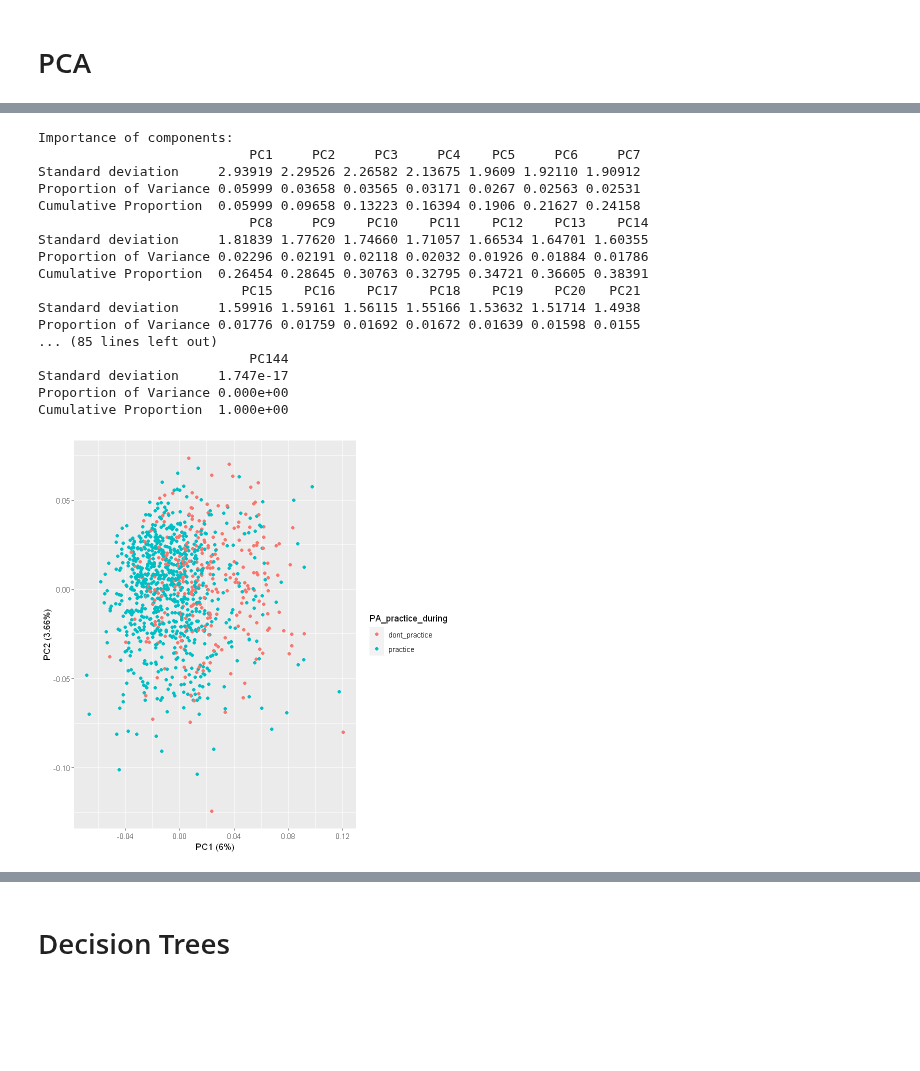
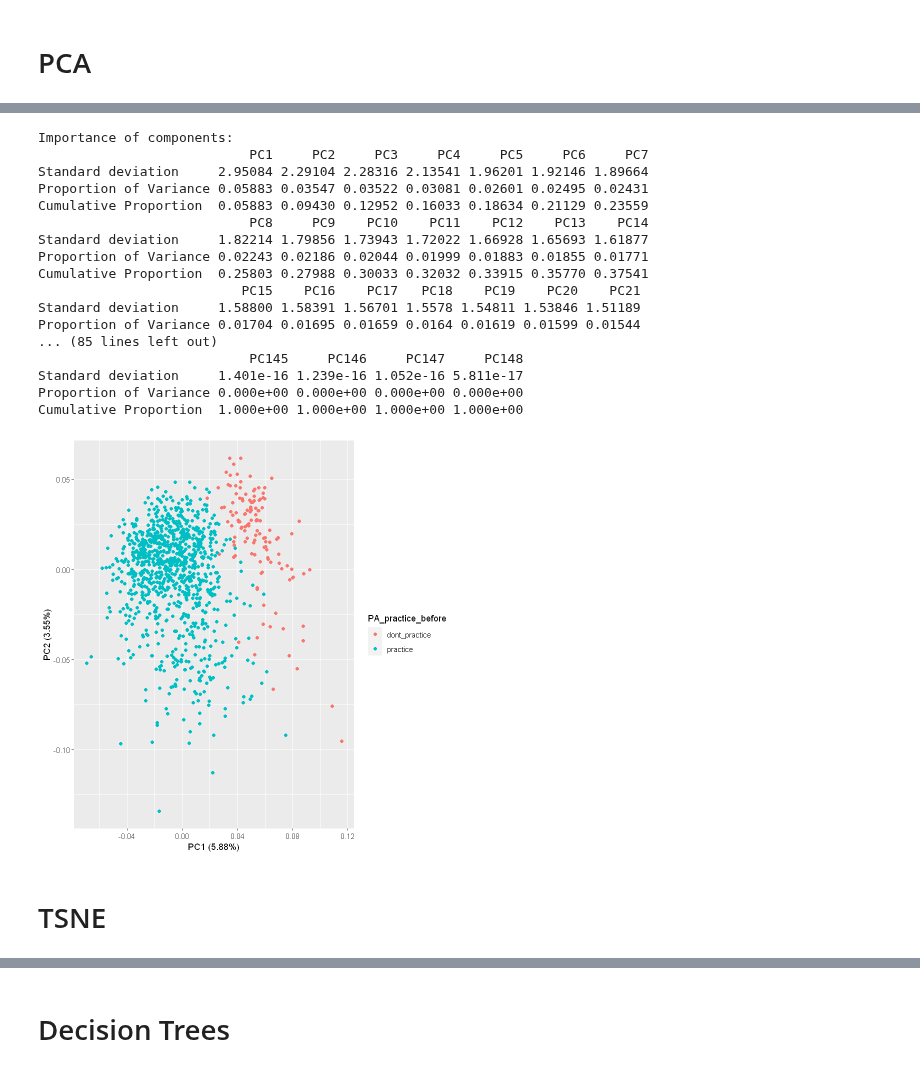
Before and after one commit to LASOS-INT/Barreiras-e-Facilitadores, a Jupyter notebook: R-notebooks/Script-main.ipynb, the cells around one changed output, grey strips where cells are left out. Cells and saved outputs as stored; diff of their text form; code cells hidden in the pictures; blank space fills up the shorter version.

```diff
--- a/R-notebooks/Script-main.ipynb
+++ b/R-notebooks/Script-main.ipynb
@@ -152,6 +153,7 @@ differ_dp <- ( before_dataset$PA_duration_before != 0
                 | before_dataset$pa_number_before != 0
             )
 strange_dp <- before_dataset$PA_practice_before == "dont_practice" & differ_dp
-dim(before_dataset[strange_dp, ])
-before_dataset <- before_dataset[!strange_dp,]
+
+table(strange_dp)
+# before_dataset <- before_dataset[!strange_dp,]
 # %% [output]
@@ -163,6 +167,6 @@ differ_p <- (   before_dataset$PA_duration_before == 0
                 | before_dataset$pa_number_before == 0
             )
 strange_p <- before_dataset$PA_practice_before == "practice" & differ_p
-dim(before_dataset[strange_p, ])
-before_dataset <- before_dataset[!strange_p,]
+table(strange_p)
+# before_dataset <- before_dataset[!strange_p,]
 # %% [output]
@@ -181,8 +178,13 @@ $DP
 # %% [markdown]
 # PCA
 # %%
-dummy <- dummyVars(" ~ .", data=before_dataset)
-encoded_dataset <- data.frame(predict(dummy, newdata = before_dataset))
+before_dataset_insanity <- before_dataset
+before_dataset_insanity[, "strange_dp"] <- strange_dp
+before_dataset_insanity[, "strange_p"] <- strange_p
+
+
+dummy <- dummyVars(" ~ .", data=before_dataset_insanity)
+encoded_dataset <- data.frame(predict(dummy, newdata = before_dataset_insanity))
 dummy
 # %% [output]
 Dummy Variable Object
@@ -197,23 +199,25 @@ encoded_dataset.pca <- prcomp(encoded_dataset , center = TRUE,scale. = TRUE)
 summary(encoded_dataset.pca)
 # %% [output]
 Importance of components:
-                           PC1     PC2     PC3     PC4    PC5     PC6     PC7
-Standard deviation     2.93919 2.29526 2.26582 2.13675 1.9609 1.92110 1.90912
-Proportion of Variance 0.05999 0.03658 0.03565 0.03171 0.0267 0.02563 0.02531
-Cumulative Proportion  0.05999 0.09658 0.13223 0.16394 0.1906 0.21627 0.24158
+                           PC1     PC2     PC3     PC4     PC5     PC6     PC7
+Standard deviation     2.95084 2.29104 2.28316 2.13541 1.96201 1.92146 1.89664
+Proportion of Variance 0.05883 0.03547 0.03522 0.03081 0.02601 0.02495 0.02431
+Cumulative Proportion  0.05883 0.09430 0.12952 0.16033 0.18634 0.21129 0.23559
                            PC8     PC9    PC10    PC11    PC12    PC13    PC14
-Standard deviation     1.81839 1.77620 1.74660 1.71057 1.66534 1.64701 1.60355
-Proportion of Variance 0.02296 0.02191 0.02118 0.02032 0.01926 0.01884 0.01786
-Cumulative Proportion  0.26454 0.28645 0.30763 0.32795 0.34721 0.36605 0.38391
-                          PC15    PC16    PC17    PC18    PC19    PC20   PC21
-Standard deviation     1.59916 1.59161 1.56115 1.55166 1.53632 1.51714 1.4938
-Proportion of Variance 0.01776 0.01759 0.01692 0.01672 0.01639 0.01598 0.0155
+Standard deviation     1.82214 1.79856 1.73943 1.72022 1.66928 1.65693 1.61877
+Proportion of Variance 0.02243 0.02186 0.02044 0.01999 0.01883 0.01855 0.01771
+Cumulative Proportion  0.25803 0.27988 0.30033 0.32032 0.33915 0.35770 0.37541
+                          PC15    PC16    PC17   PC18    PC19    PC20    PC21
+Standard deviation     1.58800 1.58391 1.56701 1.5578 1.54811 1.53846 1.51189
+Proportion of Variance 0.01704 0.01695 0.01659 0.0164 0.01619 0.01599 0.01544
 ... (85 lines left out)
-                           PC144
-Standard deviation     1.747e-17
-Proportion of Variance 0.000e+00
-Cumulative Proportion  1.000e+00
+                           PC145     PC146     PC147     PC148
+Standard deviation     1.401e-16 1.239e-16 1.052e-16 5.811e-17
+Proportion of Variance 0.000e+00 0.000e+00 0.000e+00 0.000e+00
+Cumulative Proportion  1.000e+00 1.000e+00 1.000e+00 1.000e+00
 # %%
-autoplot(encoded_dataset.pca, colour="PA_practice_during", data=before_dataset)
+autoplot(encoded_dataset.pca, colour="PA_practice_before", data=before_dataset)
 # %% [output]
-[figure, old version]
+[figure, new version]
+# %% [markdown]
+# TSNE
```
Also changed, not shown: parts of 20 cells of this notebook.
